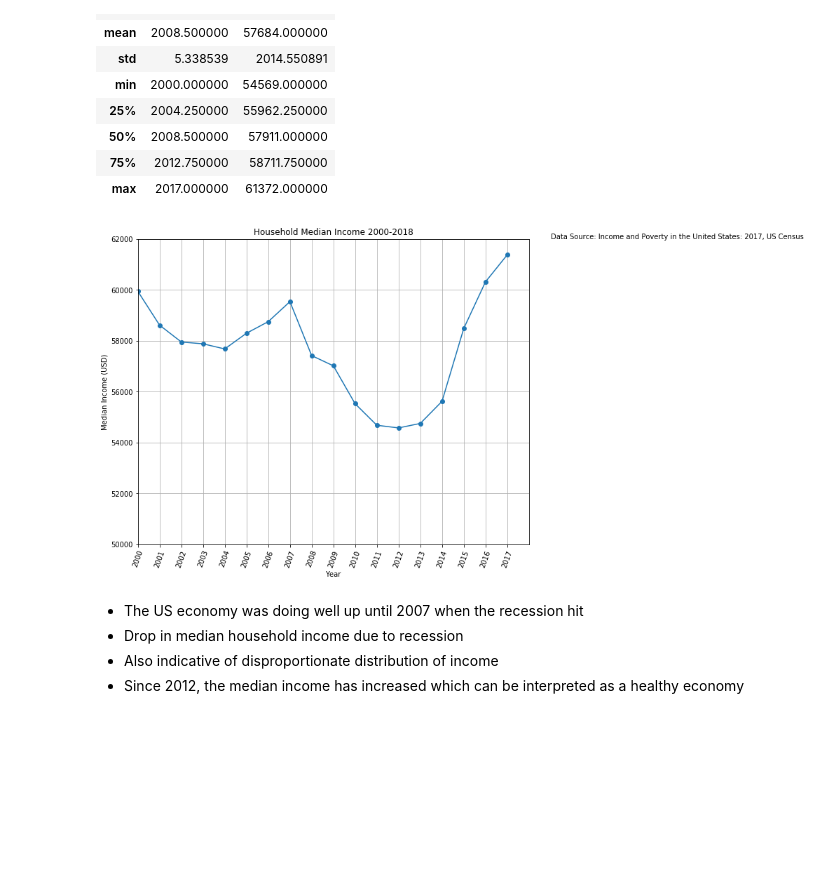
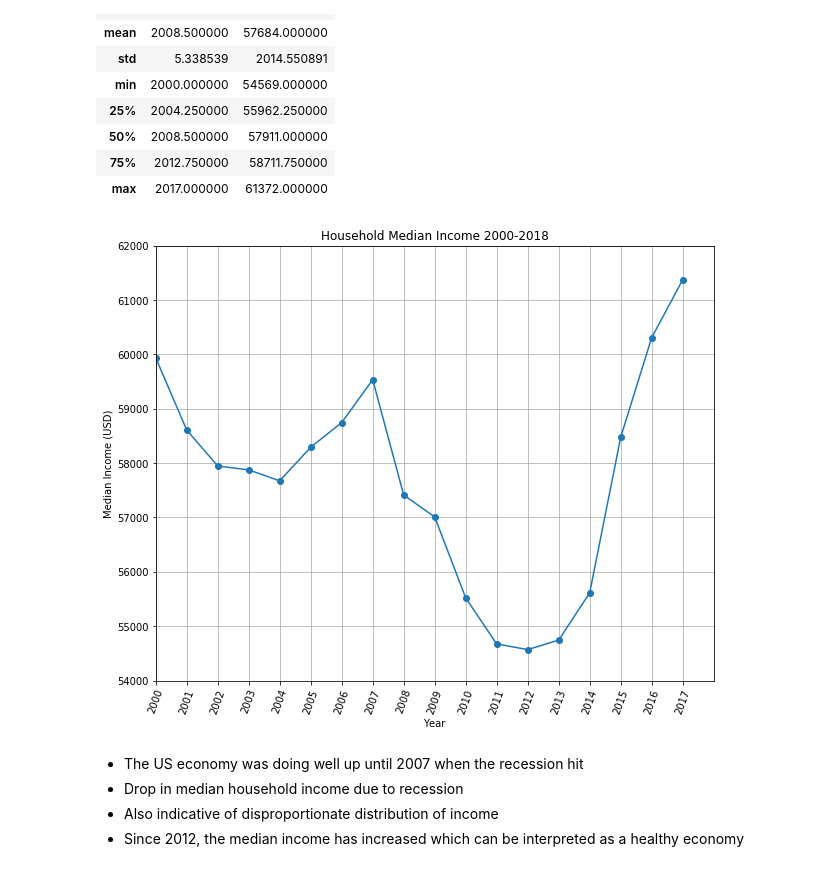
Before and after one commit to Kamran-Wali/Project_Antigravity2, a Jupyter notebook: Presentation.ipynb, the cells around one changed output. Cells and saved outputs as stored; diff of their text form; code cells hidden in the pictures; blank space fills up the shorter version.

```diff
--- a/Presentation.ipynb
+++ b/Presentation.ipynb
@@ -223,21 +223,20 @@ new_housing.describe()
 # %%
 #Plot figure
 plt.figure(figsize=(10,8))
 x_axis=new_housing["Year"]
 y_axis=new_housing["Estimate"]
 plt.plot(x_axis,y_axis,marker="o")
 plt.xlim(2000,2018)
-plt.ylim(50000,62000)
+plt.ylim(54000,62000)
 plt.title("Household Median Income 2000-2018")
 plt.xlabel("Year")
 plt.ylabel("Median Income (USD)")
 plt.xticks(rotation=70)
 plt.xticks(np.arange(min(x_axis), max(x_axis)+1, 1.0))
 plt.grid()
-plt.text(2019,62000, "Data Source: Income and Poverty in the United States: 2017, US Census")
 plt.show()
 # %% [output]
-[figure, old version]
+[figure, new version]
 # %% [markdown]
 + The US economy was doing well up until 2007 when the recession hit
 + Drop in median household income due to recession
```
Also changed, not shown: parts of 3 cells of this notebook.
